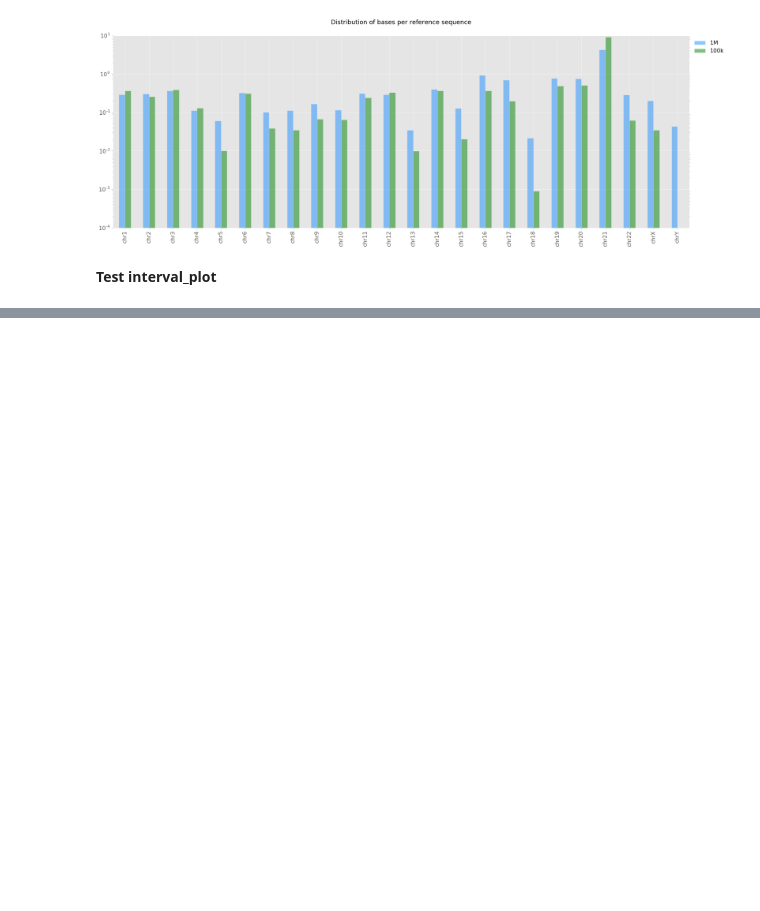
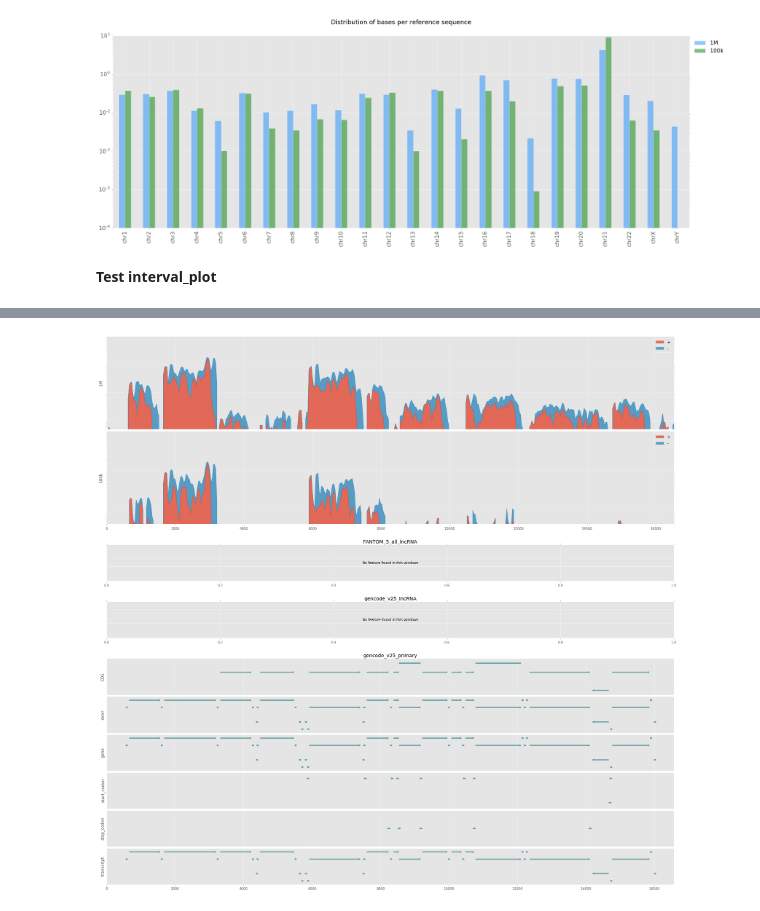
Before and after one commit to a-slide/JupyterGenoViewer, a Jupyter notebook: JGV/JGV_Test_Notebook.ipynb, the cells around one changed output, grey strips where cells are left out. Drawn from its saved outputs; the diff is of its cells as text; code cells hidden in the pictures; blank space fills up the shorter version.

```diff
--- a/JGV/JGV_Test_Notebook.ipynb
+++ b/JGV/JGV_Test_Notebook.ipynb
@@ -1066,0 +1094,4 @@ j.interval_plot(refid="chr1", figwidth=30)
+# %%
+j.interval_plot(refid="chrM")
+# %% [output]
+[figure, added]
```
Also changed, not shown: parts of 20 cells of this notebook, 4 other files.
